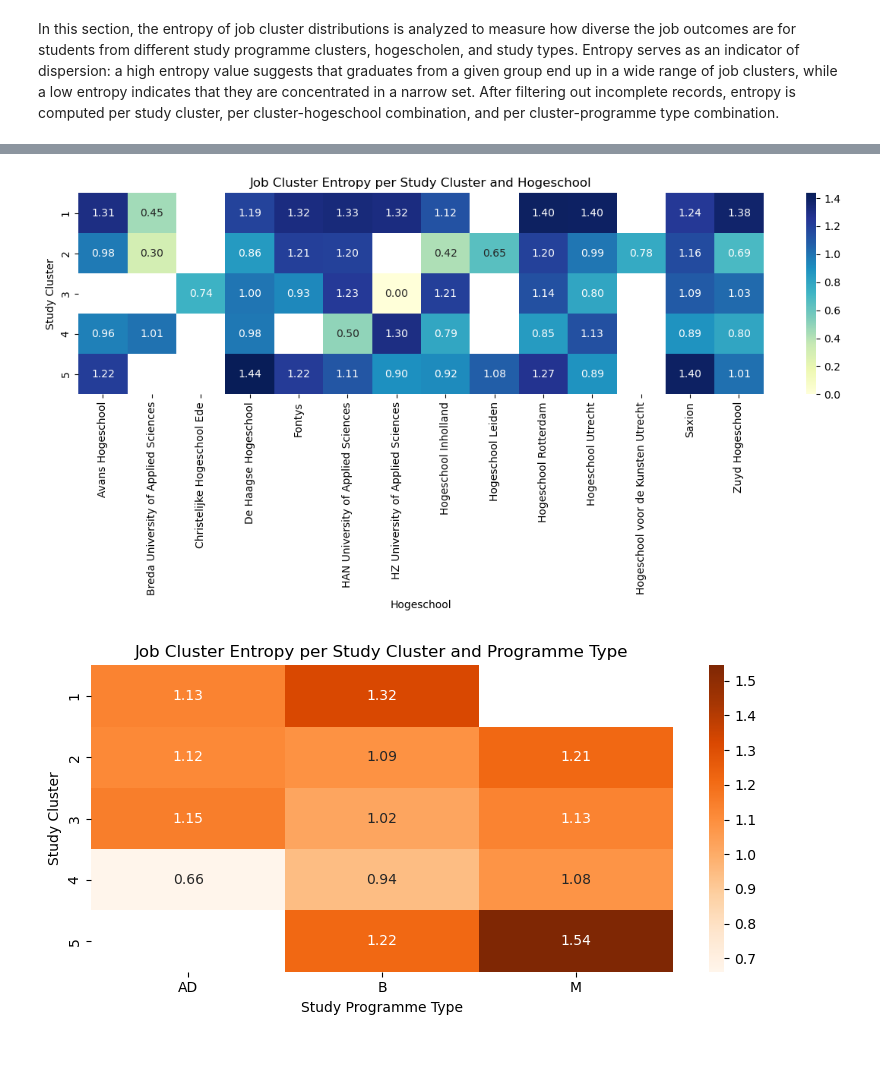
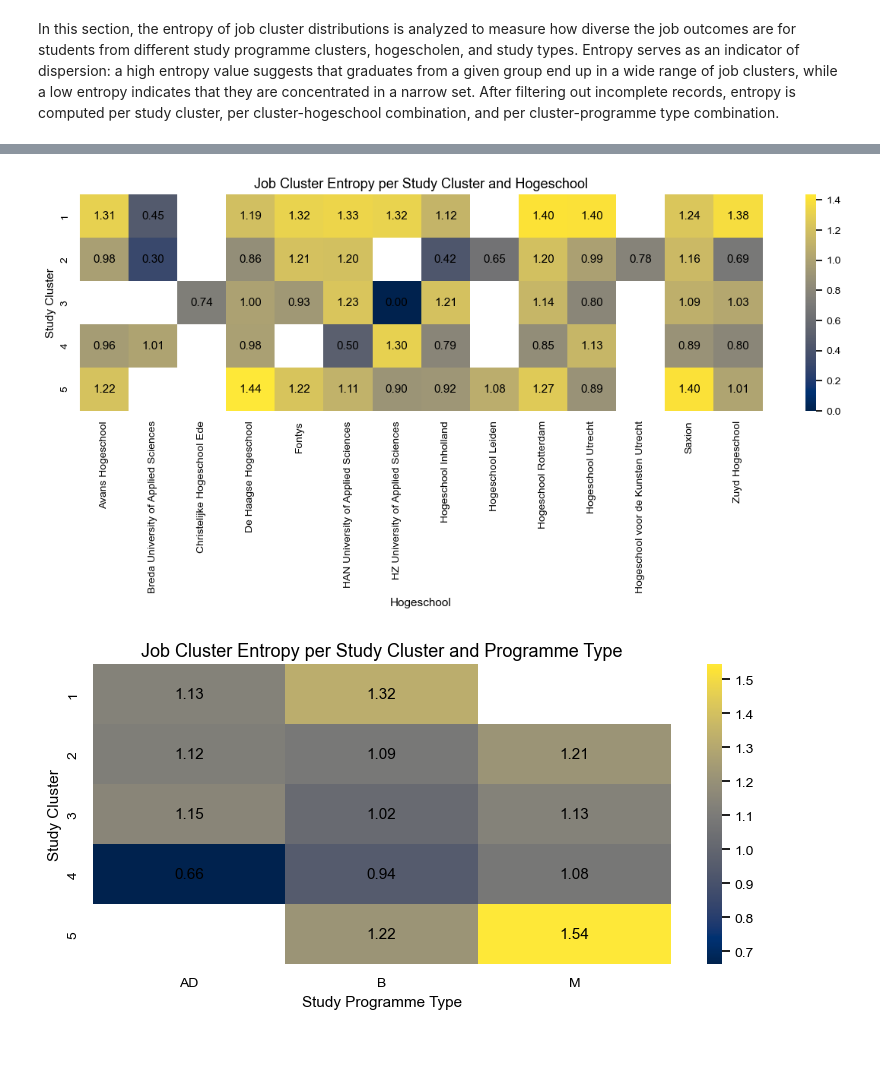
Before and after one commit to LaurenceNickel/STEM_Curriculum_Diversification, a Jupyter notebook: Clustering_Study_Programmes.ipynb, the cells around one changed output, grey strips where cells are left out. Drawn from its saved outputs; the diff is of its cells as text; code cells hidden in the pictures.

```diff
--- a/Clustering_Study_Programmes.ipynb
+++ b/Clustering_Study_Programmes.ipynb
@@ -4641,7 +5507,7 @@ entropy_per_cluster_type = (hbo_monitor_with_metadata_entropy.groupby(["matched_
 
 # Creating a bar plot of the entropy per study cluster.
 plt.figure(figsize=(10, 5))
-sns.barplot(data=entropy_per_study_cluster, x="matched_study_cluster", y="job_cluster_entropy", palette="Blues_d")
+sns.barplot(data=entropy_per_study_cluster, x="matched_study_cluster", y="job_cluster_entropy", ci=None, palette=get_colorblind_palette(len(entropy_per_study_cluster["matched_study_cluster"].unique())))
 plt.title("Job Cluster Entropy per Study Cluster")
 plt.xlabel("Study Programme Cluster")
 plt.ylabel("Entropy of Job Cluster Distribution")
@@ -4651,7 +5517,7 @@ plt.tight_layout()
 # Saving the plot.
 full_path = f"Analyzing_Predicted_Job_Classifications/job_cluster_entropy_per_study_cluster.png"
 os.makedirs(os.path.dirname(full_path), exist_ok=True)
-plt.savefig(full_path, bbox_inches="tight", dpi=300)
+save_manuscript_figure(full_path, bbox_inches="tight", dpi=300, facecolor="white")
 
 plt.show()
 plt.close()
@@ -4666,7 +5532,7 @@ pivot_school = entropy_per_cluster_school.pivot(index="matched_study_cluster",
 
 # Creating a bar plot of the entropy per study cluster and hogeschool.
 plt.figure(figsize=(12, 6))
-sns.heatmap(pivot_school, annot=True, fmt=".2f", cmap="YlGnBu")
+sns.heatmap(pivot_school, annot=True, fmt=".2f", cmap=COLORBLIND_SEQUENTIAL_CMAP)
 plt.title("Job Cluster Entropy per Study Cluster and Hogeschool")
 plt.xlabel("Hogeschool")
 plt.ylabel("Study Cluster")
@@ -4675,7 +5541,7 @@ plt.tight_layout()
 # Saving the plot.
 full_path = f"Analyzing_Predicted_Job_Classifications/job_cluster_entropy_per_study_cluster_and_hogeschool.png"
 os.makedirs(os.path.dirname(full_path), exist_ok=True)
-plt.savefig(full_path, bbox_inches="tight", dpi=300)
+save_manuscript_figure(full_path, bbox_inches="tight", dpi=300, facecolor="white")
 
 plt.show()
 plt.close()
@@ -4690,7 +5556,7 @@ pivot_type = entropy_per_cluster_type.pivot(index="matched_study_cluster",
 
 # Creating a bar plot of the entropy per study cluster and study programme type.
 plt.figure(figsize=(8, 4))
-sns.heatmap(pivot_type, annot=True, fmt=".2f", cmap="Oranges")
+sns.heatmap(pivot_type, annot=True, fmt=".2f", cmap=COLORBLIND_SEQUENTIAL_CMAP)
 plt.title("Job Cluster Entropy per Study Cluster and Programme Type")
 plt.xlabel("Study Programme Type")
 plt.ylabel("Study Cluster")
@@ -4699,7 +5565,7 @@ plt.tight_layout()
 # Saving the plot.
 full_path = f"Analyzing_Predicted_Job_Classifications/job_cluster_entropy_per_study_cluster_and_type.png"
 os.makedirs(os.path.dirname(full_path), exist_ok=True)
-plt.savefig(full_path, bbox_inches="tight", dpi=300)
+save_manuscript_figure(full_path, bbox_inches="tight", dpi=300, facecolor="white")
 
 plt.show()
 plt.close()
@@ -4708,5 +5574,5 @@ plt.close()
-[figure, old version]
+[figure, new version]
-[figure, old version]
+[figure, new version]
 # %% [markdown]
 <br></br>
 # %% [markdown]
```
Also changed, not shown: parts of 36 cells of this notebook, 2 other files.
